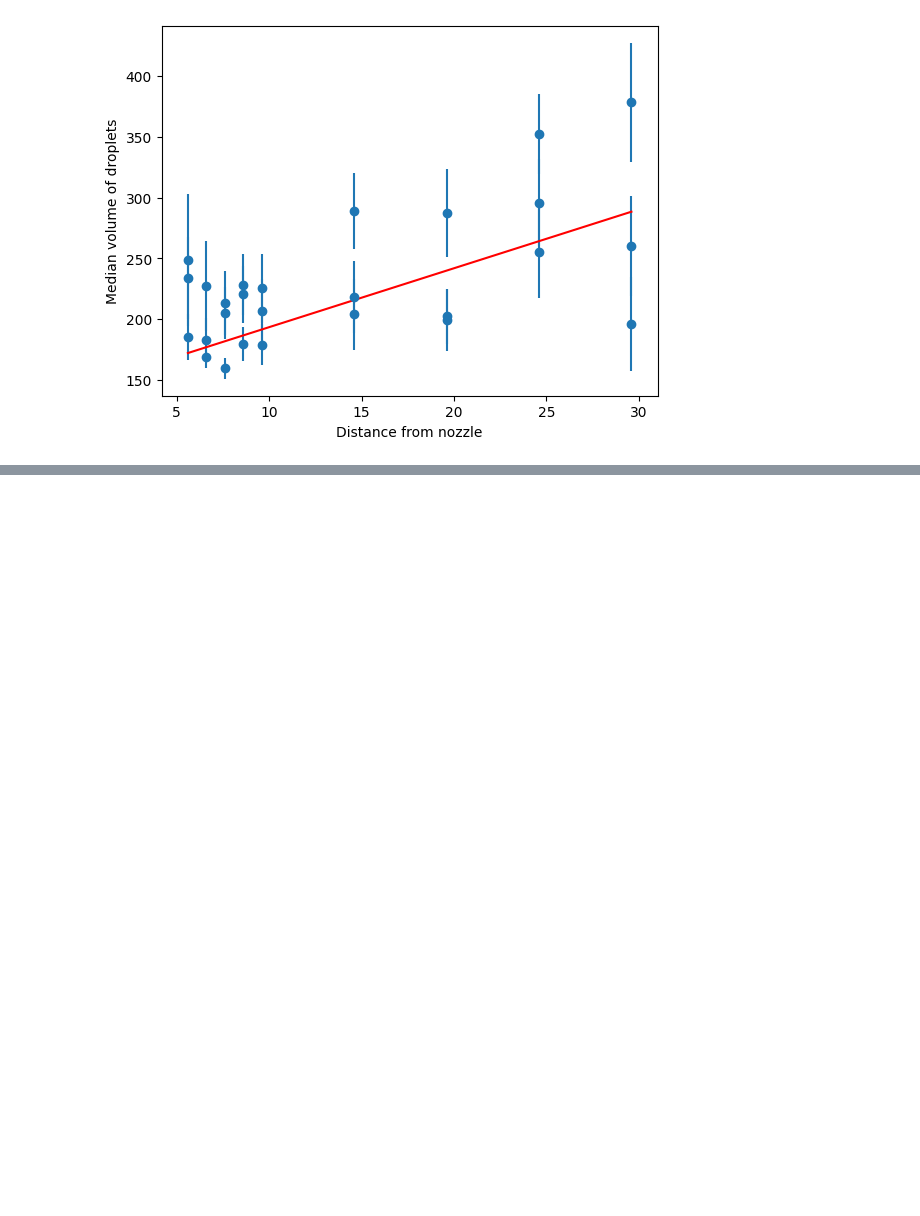
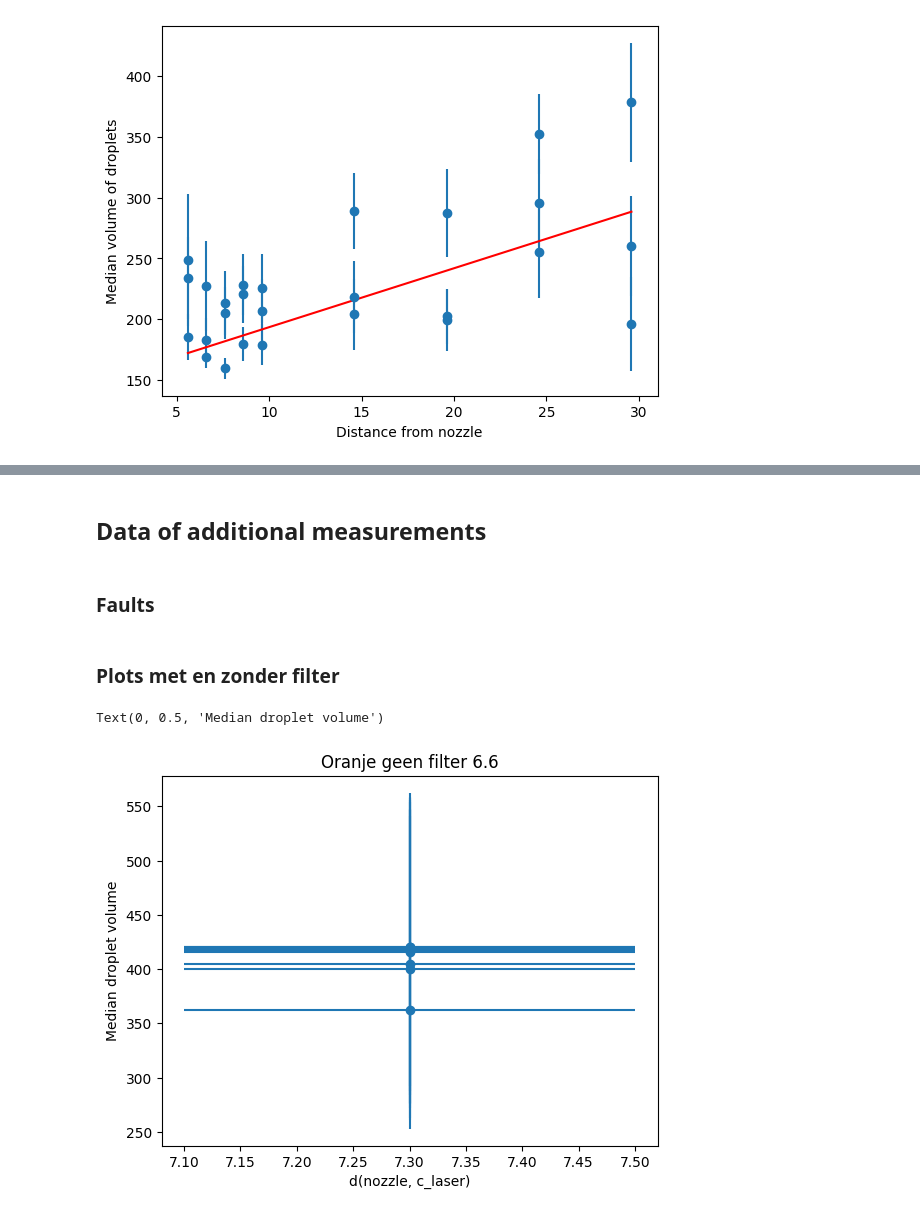
Before and after one commit to Trystan-Git/PNS-group-23--Dynamics-of-coalescence-events-in-spray-clouds, a Jupyter notebook: Data-analysis_day3.ipynb, the cells around one changed output, grey strips where cells are left out. Saved outputs shown, nothing was run; the diff lists cells and outputs as text; code cells hidden in the pictures; blank space fills up the shorter version.

```diff
--- a/Data-analysis_day3.ipynb
+++ b/Data-analysis_day3.ipynb
@@ -219,0 +222,37 @@ print(fit_result.fit_report())
+# %% [markdown]
+## Data of additional measurements
+# %%
+#Orange needle without filter
+
+dist_noz3 = [7.3]*9
+
+med_vol3 = [420.497924805, 362.431549072, 400.205169678, 416.90737915, 418.969116211, 404.871795654, 415.661529541, 417.379241943, 420.110687256]
+
+#Orange needle with filter
+
+dist_noz4 = [7.3]*9
+
+med_vol4 = [440.603820801,438.253875732, 426.914855957, 423.341308594, 389.029510498, 491.683166504, 359.91217041, 418.207244873, 397.287811279]
+# %% [markdown]
+### Faults
+# %%
+err_dist_noz3 = [0.2]*9
+
+err_med_vol3 = [133.158355713, 101.457046509, 147.257965088, 124.548278809, 143.623336792, 142.294464111, 143.47479248, 140.694839478, 136.221328735]
+
+err_dist_noz4 = [0.2]*9
+
+err_med_vol4 = [126.487785339, 115.054450989, 112.552841187, 133.063278198, 119.972091675, 123.562019348, 132.21875, 147.387588501, 117.560272217]
+# %% [markdown]
+### Plots met en zonder filter
+# %%
+plt.figure()
+
+plt.errorbar(dist_noz3, med_vol3, xerr=err_dist_noz3, yerr=err_med_vol3, fmt='o')
+
+plt.title(r"Oranje geen filter 6.6")
+plt.xlabel(r"d(nozzle, c_laser)")
+plt.ylabel(r"Median droplet volume")
+# %% [output]
+Text(0, 0.5, 'Median droplet volume')
+[figure, added]
```
Also changed, not shown: parts of 27 cells of this notebook.
